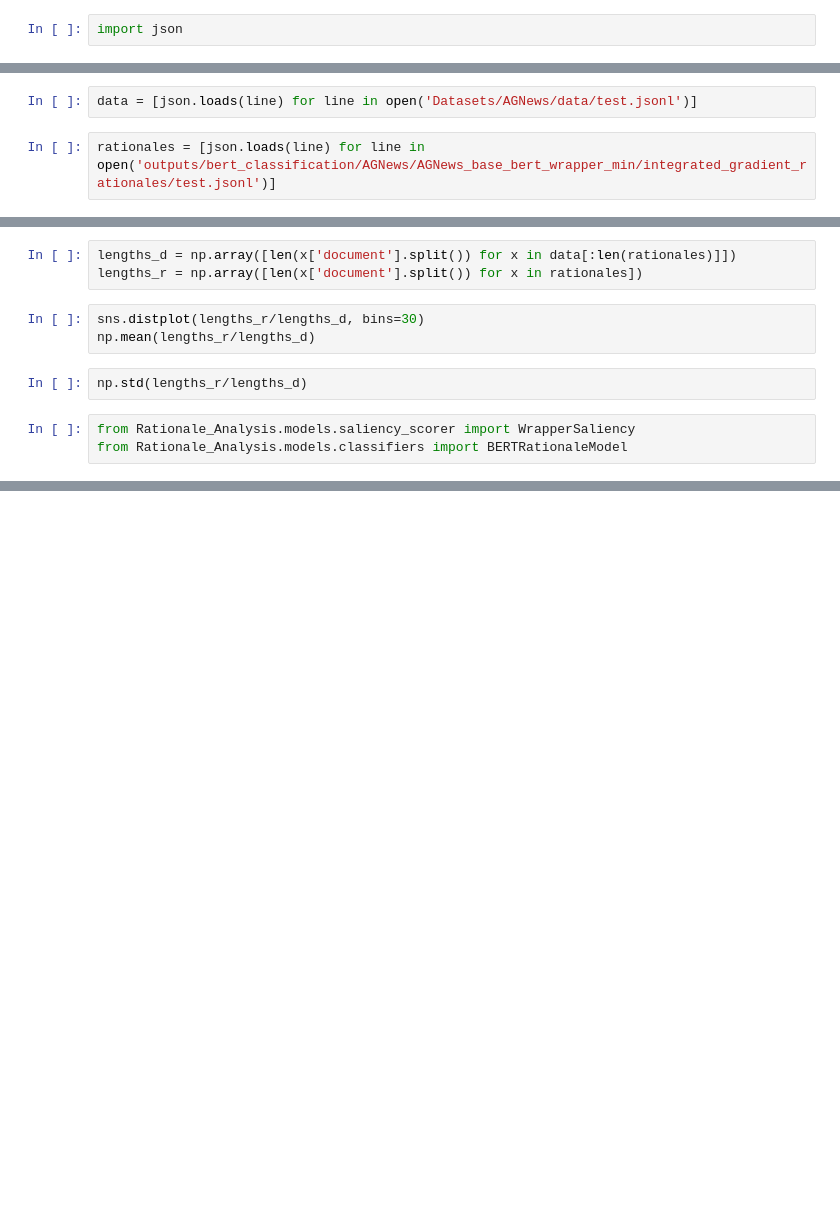
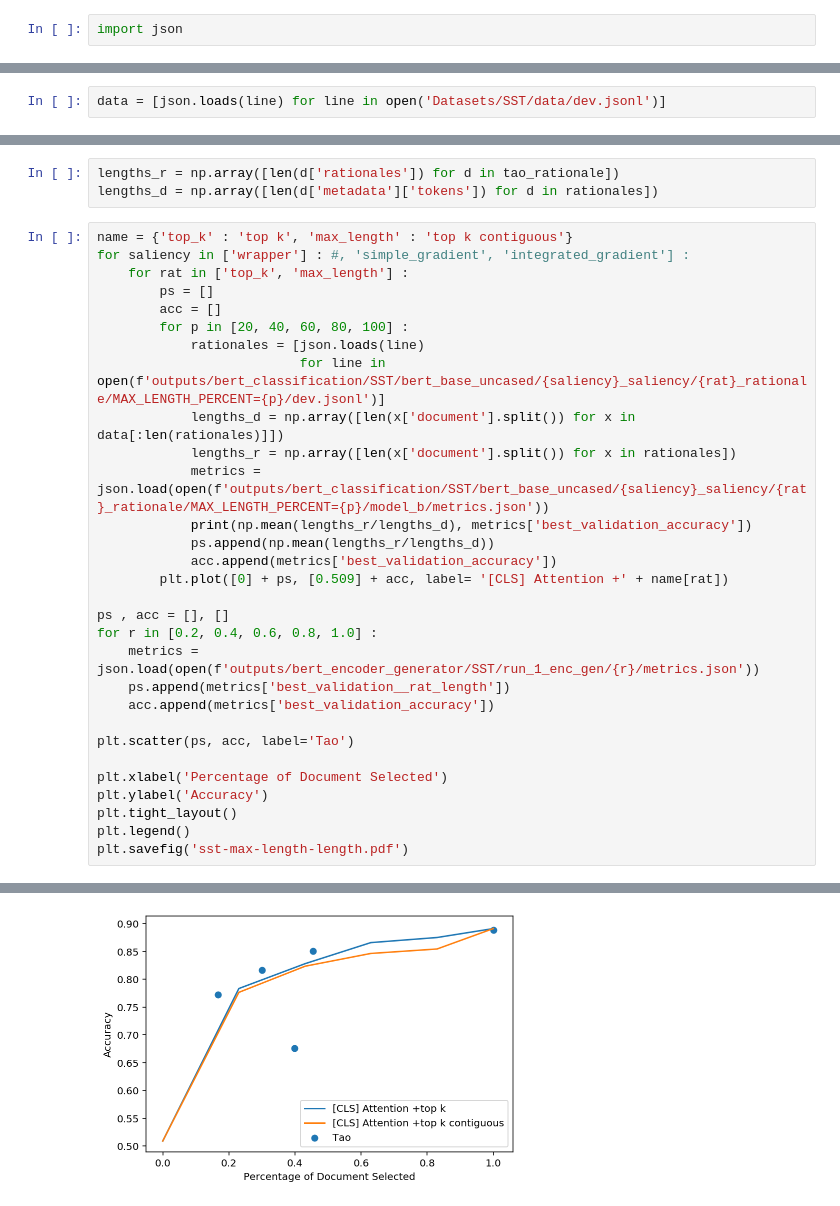
Before and after one commit to sarahwie/rationale_analysis, a Jupyter notebook: Testbed.ipynb, the cells around one changed output, grey strips where cells are left out. Cells and saved outputs as stored; diff of their text form; blank space fills up the shorter version.

Commit message:
Tao Model

```diff
--- a/Testbed.ipynb
+++ b/Testbed.ipynb
@@ -8,4 +10,2 @@ import pandas as pd
 # %%
-data = [json.loads(line) for line in open('Datasets/AGNews/data/test.jsonl')]
+data = [json.loads(line) for line in open('Datasets/SST/data/dev.jsonl')]
-# %%
-rationales = [json.loads(line) for line in open('outputs/bert_classification/AGNews/AGNews_base_bert_wrapper_min/integrated_gradient_rationales/test.jsonl')]
@@ -12,11 +22,34 @@ rationales = [json.loads(line) for line in open('outputs/bert_classification/AGN
 # %%
-lengths_d = np.array([len(x['document'].split()) for x in data[:len(rationales)]])
-lengths_r = np.array([len(x['document'].split()) for x in rationales])
+lengths_r = np.array([len(d['rationales']) for d in tao_rationale])
+lengths_d = np.array([len(d['metadata']['tokens']) for d in rationales])
-# %%
-sns.distplot(lengths_r/lengths_d, bins=30)
-np.mean(lengths_r/lengths_d)
-# %%
-np.std(lengths_r/lengths_d)
-# %%
-from Rationale_Analysis.models.saliency_scorer import WrapperSaliency
-from Rationale_Analysis.models.classifiers import BERTRationaleModel
+# %%
+name = {'top_k' : 'top k', 'max_length' : 'top k contiguous'}
+for saliency in ['wrapper'] : #, 'simple_gradient', 'integrated_gradient'] :
+    for rat in ['top_k', 'max_length'] :
+        ps = []
+        acc = []
+        for p in [20, 40, 60, 80, 100] :
+            rationales = [json.loads(line)
+                          for line in open(f'outputs/bert_classification/SST/bert_base_uncased/{saliency}_saliency/{rat}_rationale/MAX_LENGTH_PERCENT={p}/dev.jsonl')]
+            lengths_d = np.array([len(x['document'].split()) for x in data[:len(rationales)]])
+            lengths_r = np.array([len(x['document'].split()) for x in rationales])
+            metrics = json.load(open(f'outputs/bert_classification/SST/bert_base_uncased/{saliency}_saliency/{rat}_rationale/MAX_LENGTH_PERCENT={p}/model_b/metrics.json'))
+            print(np.mean(lengths_r/lengths_d), metrics['best_validation_accuracy'])
+            ps.append(np.mean(lengths_r/lengths_d))
+            acc.append(metrics['best_validation_accuracy'])
+        plt.plot([0] + ps, [0.509] + acc, label= '[CLS] Attention +' + name[rat])
+
+ps , acc = [], []
+for r in [0.2, 0.4, 0.6, 0.8, 1.0] :
+    metrics = json.load(open(f'outputs/bert_encoder_generator/SST/run_1_enc_gen/{r}/metrics.json'))
+    ps.append(metrics['best_validation__rat_length'])
+    acc.append(metrics['best_validation_accuracy'])
+
+plt.scatter(ps, acc, label='Tao')
+
+plt.xlabel('Percentage of Document Selected')
+plt.ylabel('Accuracy')
+plt.tight_layout()
+plt.legend()
+plt.savefig('sst-max-length-length.pdf')
+# %% [output]
@@ -22,0 +66 @@ from Rationale_Analysis.models.classifiers import BERTRationaleModel
+[figure, added]
```
Also changed, not shown: parts of 5 cells of this notebook, 29 other files.
